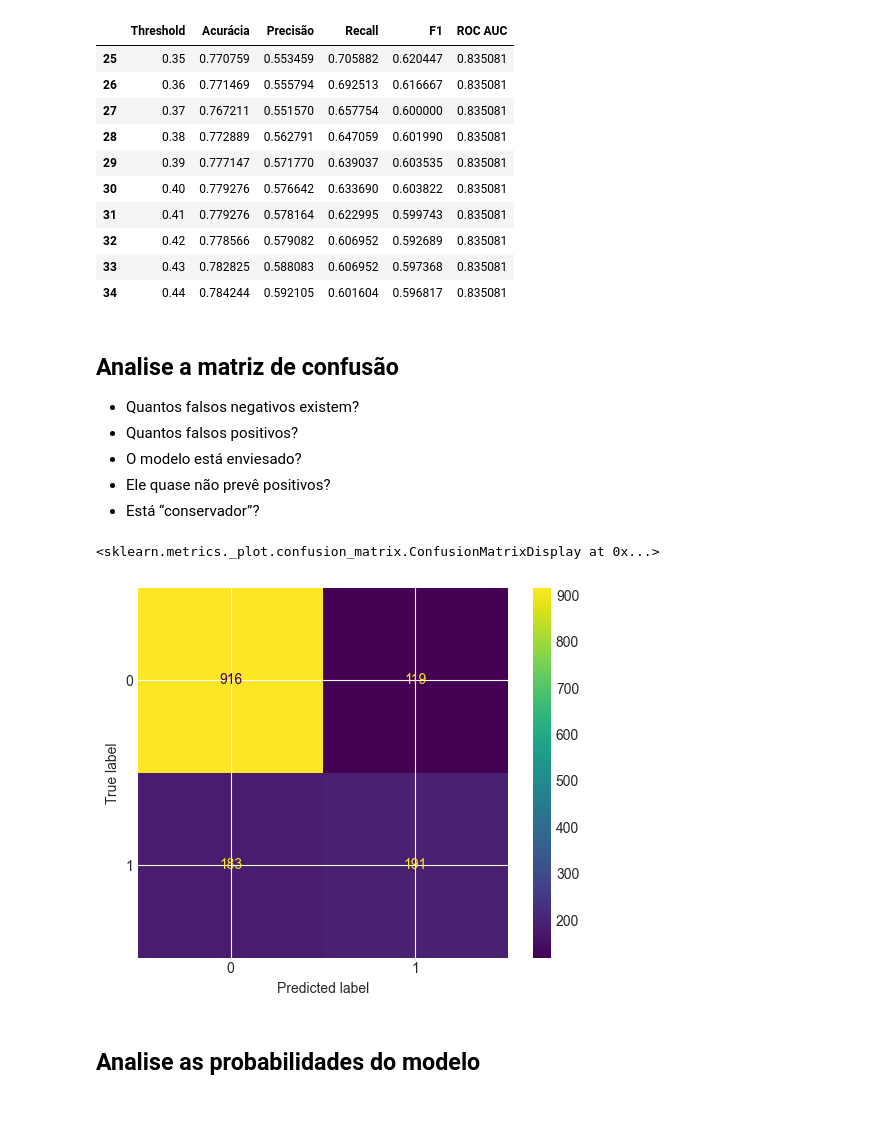
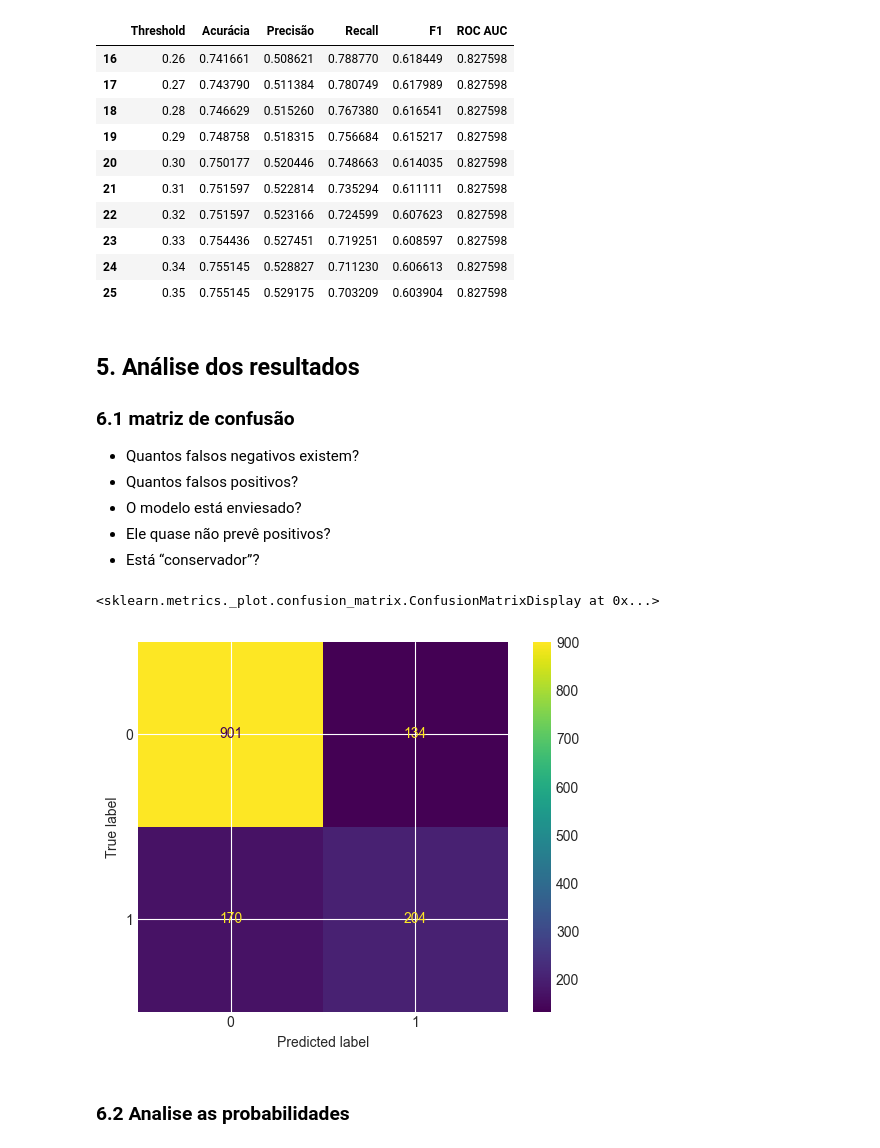
Before and after one commit to DioniSilva/tech-challenge-fase-1, a Jupyter notebook: notebooks/03-feature-eng.ipynb, the cells around one changed output. Cells and saved outputs as stored; diff of their text form; code cells hidden in the pictures; blank space fills up the shorter version.

```diff
--- a/notebooks/03-feature-eng.ipynb
+++ b/notebooks/03-feature-eng.ipynb
@@ -28,20 +36,21 @@ plt.style.use('seaborn-v0_8-darkgrid')
 # %%
-# Carregar dataset pré-processado da Aula 2
+# Carregar dataset pré-processado
 path = "../data/raw/Telco_customer_churn_preprocessed.csv"
 
 df = pd.read_csv(path)
+target = 'target'
 
-# Garantir coluna alvo presente e binária (já tratada na Aula 2)
-assert 'target' in df.columns, "Coluna 'target' não encontrada no dataset pré-processado."
+# Garantir coluna alvo presente e binária
+assert target in df.columns, f"Coluna '{target}' não encontrada no dataset pré-processado."
 
-# Remover colunas de metadados se existirem
-for col in ['id', 'dataset']:
+# Remover colunas de metadados caso existam
+for col in ['id', 'dataset', 'zip_code']:  # Removido: data leakage e overfitting geográfico
     if col in df.columns:
         df.drop(columns=[col], inplace=True)
 
 print(f"Dataset shape (pré-processado): {df.shape}")
-print("\nTarget (0=Sem churn, 1=Com churn):")
-print(df['target'].value_counts())
+print(f"\nTarget => (0 = Sem churn, 1 = Com churn):")
+print(df[target].value_counts())
 
 df.head()
 # %% [output]
@@ -517,22 +1110,23 @@ Resultados registrados no MLflow.
 # %%
 # Qual é o maior recall onde conseguimos manter pelo menos 50% de precisão
 threshold_results_df[
-    threshold_results_df["Precisão"] >= 0.55
+    threshold_results_df["Precisão"] >= 0.50
 ].sort_values(by="Recall", ascending=False).head(10)
 # %% [output]
 |  | Threshold | Acurácia | Precisão | Recall | F1 | ROC AUC |
-| 25 | 0.35 | 0.770759 | 0.553459 | 0.705882 | 0.620447 | 0.835081 |
-| 26 | 0.36 | 0.771469 | 0.555794 | 0.692513 | 0.616667 | 0.835081 |
-| 27 | 0.37 | 0.767211 | 0.551570 | 0.657754 | 0.600000 | 0.835081 |
-| 28 | 0.38 | 0.772889 | 0.562791 | 0.647059 | 0.601990 | 0.835081 |
-| 29 | 0.39 | 0.777147 | 0.571770 | 0.639037 | 0.603535 | 0.835081 |
-| 30 | 0.40 | 0.779276 | 0.576642 | 0.633690 | 0.603822 | 0.835081 |
-| 31 | 0.41 | 0.779276 | 0.578164 | 0.622995 | 0.599743 | 0.835081 |
-| 32 | 0.42 | 0.778566 | 0.579082 | 0.606952 | 0.592689 | 0.835081 |
-| 33 | 0.43 | 0.782825 | 0.588083 | 0.606952 | 0.597368 | 0.835081 |
-| 34 | 0.44 | 0.784244 | 0.592105 | 0.601604 | 0.596817 | 0.835081 |
+| 16 | 0.26 | 0.741661 | 0.508621 | 0.788770 | 0.618449 | 0.827598 |
+| 17 | 0.27 | 0.743790 | 0.511384 | 0.780749 | 0.617989 | 0.827598 |
+| 18 | 0.28 | 0.746629 | 0.515260 | 0.767380 | 0.616541 | 0.827598 |
+| 19 | 0.29 | 0.748758 | 0.518315 | 0.756684 | 0.615217 | 0.827598 |
+| 20 | 0.30 | 0.750177 | 0.520446 | 0.748663 | 0.614035 | 0.827598 |
+| 21 | 0.31 | 0.751597 | 0.522814 | 0.735294 | 0.611111 | 0.827598 |
+| 22 | 0.32 | 0.751597 | 0.523166 | 0.724599 | 0.607623 | 0.827598 |
+| 23 | 0.33 | 0.754436 | 0.527451 | 0.719251 | 0.608597 | 0.827598 |
+| 24 | 0.34 | 0.755145 | 0.528827 | 0.711230 | 0.606613 | 0.827598 |
+| 25 | 0.35 | 0.755145 | 0.529175 | 0.703209 | 0.603904 | 0.827598 |
 # %% [markdown]
-## Analise a matriz de confusão
+## 5. Análise dos resultados
+### 6.1 matriz de confusão
 
 - Quantos falsos negativos existem?
 - Quantos falsos positivos?
@@ -542,12 +1136,12 @@ threshold_results_df[
 # %%
 from sklearn.metrics import ConfusionMatrixDisplay
 
-ConfusionMatrixDisplay.from_estimator(best_model, X_test, y_test)
+ConfusionMatrixDisplay.from_estimator(best_model, X_test_selected, y_test)
 # %% [output]
 <sklearn.metrics._plot.confusion_matrix.ConfusionMatrixDisplay at 0x...>
-[figure, old version]
+[figure, new version]
 # %% [markdown]
-## Analise as probabilidades do modelo
+### 6.2 Analise as probabilidades
 # %%
 import matplotlib.pyplot as plt
 
```
Also changed, not shown: parts of 23 cells of this notebook, 1 other file.
